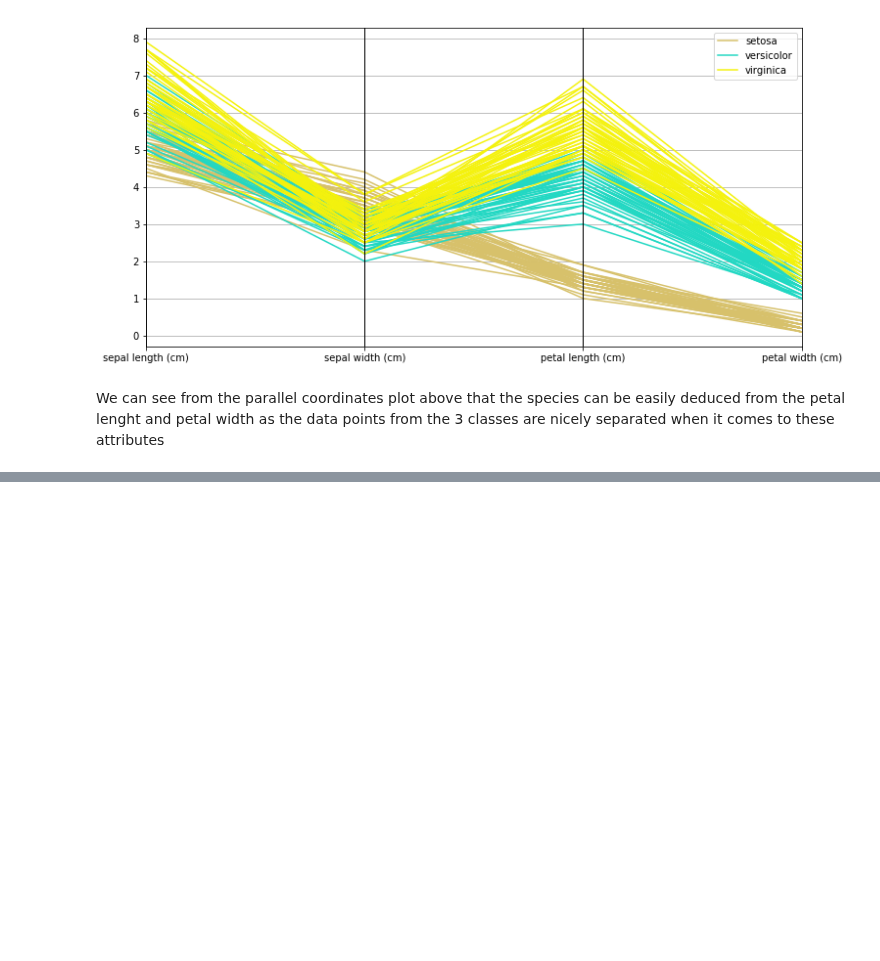
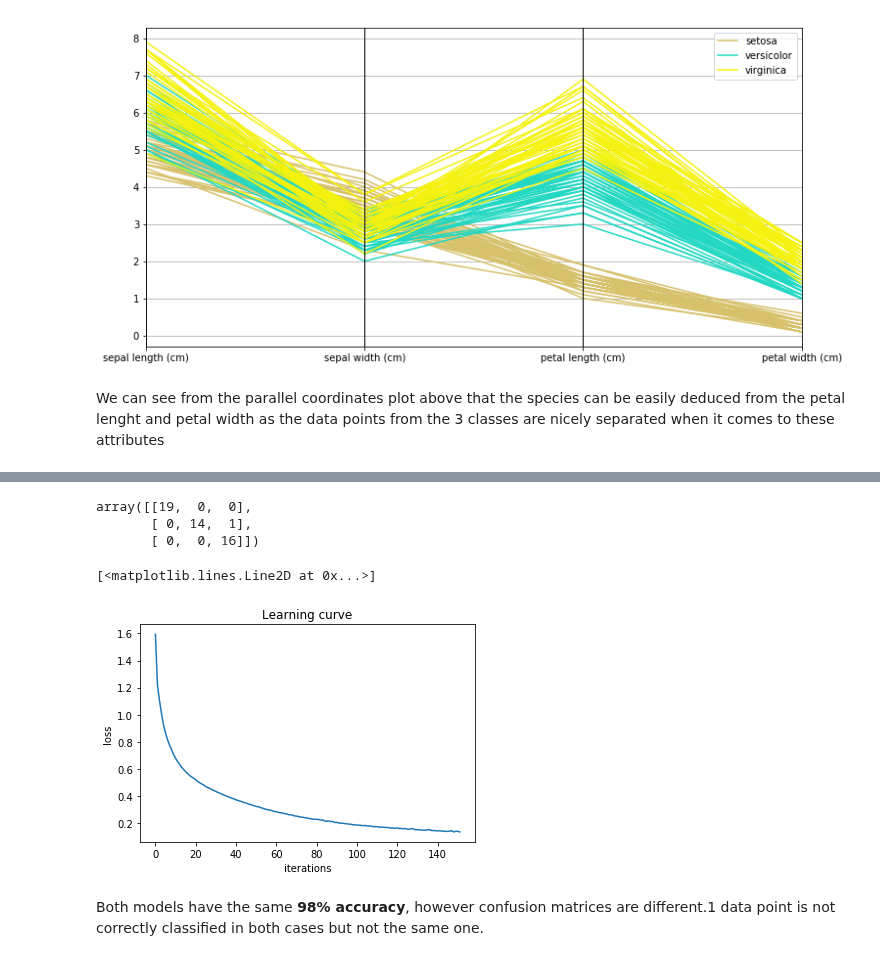
Before and after one commit to momeg/Iris-classification, a Jupyter notebook: Iris classification.ipynb, the cells around one changed output, grey strips where cells are left out. Saved outputs shown, nothing was run; the diff lists cells and outputs as text; code cells hidden in the pictures; blank space fills up the shorter version.

Commit message:
add tree and mlp

```diff
--- a/Iris classification.ipynb
+++ b/Iris classification.ipynb
@@ -92,0 +105,7 @@ X_train , X_test, Y_train , Y_test = train_test_split(
+# %%
+#Initialize the model
+clf = tree.DecisionTreeClassifier(min_samples_leaf=2 , criterion = 'gini')
+#train it
+clf.fit(X_train,Y_train)
+#test it on test data
+Y_pred = clf.predict(X_test)
@@ -92,0 +150,13 @@ X_train , X_test, Y_train , Y_test = train_test_split(
+# %%
+%%time
+#Initialize the model
+#1 hidden layer with 10 neurons and relu activation function.We set a random state for reproductibility and batch_size to 10
+#for faster learning.
+#We use sgd(stochastic gradient descent) algorithm to update the weights
+mlp = MLPClassifier(hidden_layer_sizes=(10),max_iter=200,random_state=42,verbose=False,solver='sgd',batch_size=10)
+#train it
+mlp.fit(X_train,Y_train)
+#test it
+Y_pred = mlp.predict(X_test)
+#accuracy
+print(f'Accuracy of neural network: {accuracy_score(Y_test,Y_pred)*100}%')
@@ -92,0 +180,19 @@ X_train , X_test, Y_train , Y_test = train_test_split(
+# %%
+#confusion matrix
+confusion_matrix(Y_test,Y_pred)
+# %% [output]
+array([[19,  0,  0],
+       [ 0, 14,  1],
+       [ 0,  0, 16]])
+# %%
+#plot the learning curve for the mlp: loss as a function of the nb of iterations
+plt.figure()
+plt.xlabel("iterations")
+plt.ylabel('loss')
+plt.title('Learning curve')
+plt.plot(mlp.loss_curve_)
+# %% [output]
+[<matplotlib.lines.Line2D at 0x...>]
+[figure, added]
+# %% [markdown]
+Both models have the same **98% accuracy**, however confusion matrices are different.1 data point is not correctly classified in both cases but not the same one.
```
Also changed, not shown: parts of 17 cells of this notebook.
